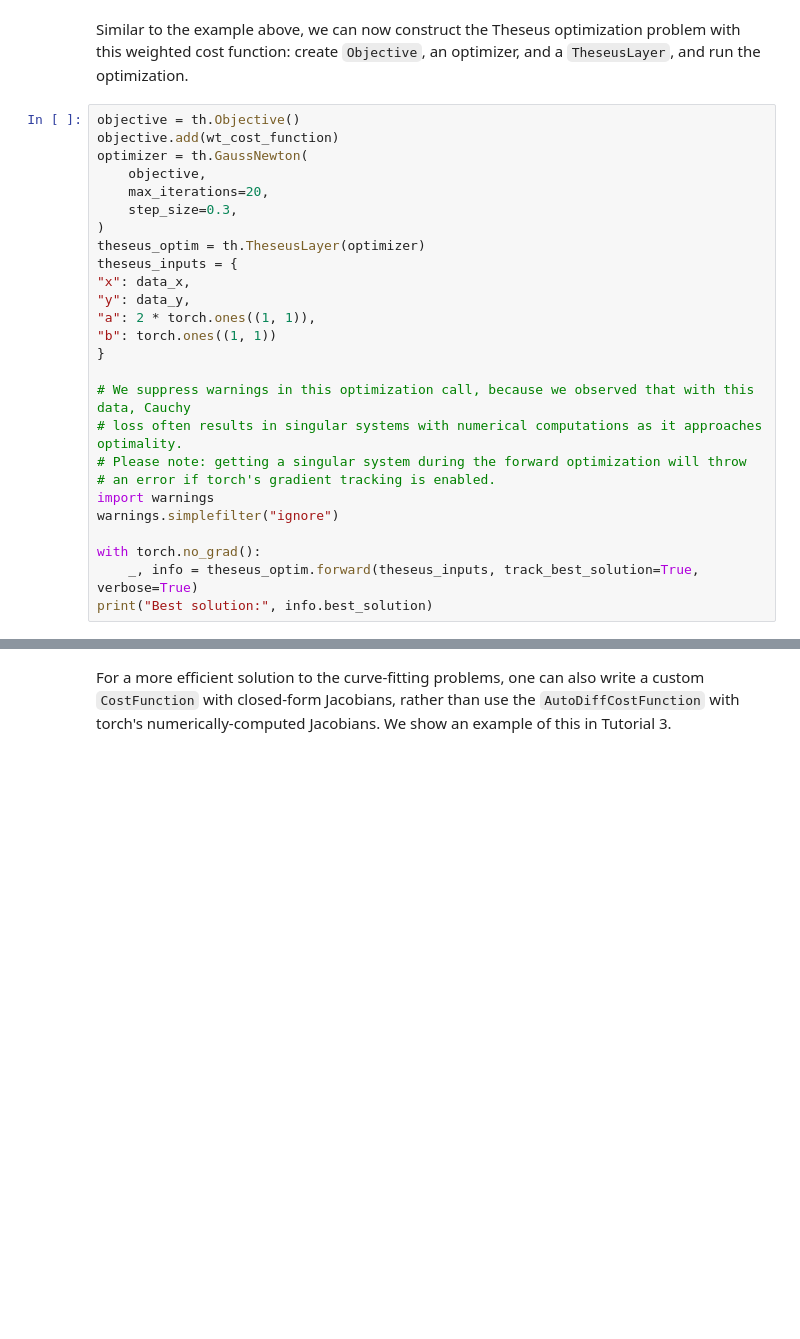
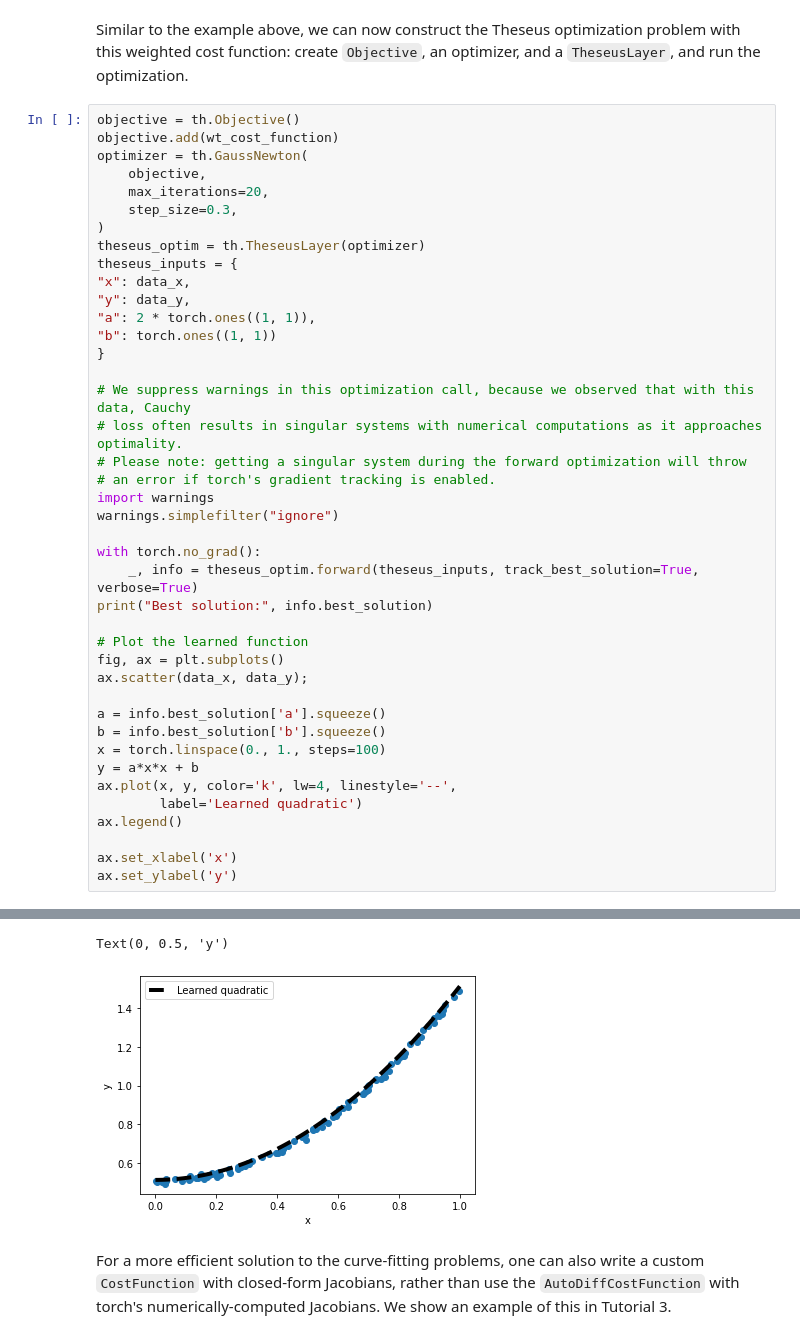
Before and after one commit to facebookresearch/theseus, a Jupyter notebook: tutorials/01_least_squares_optimization.ipynb, the cells around one changed output, grey strips where cells are left out. Saved outputs shown, nothing was run; the diff lists cells and outputs as text; blank space fills up the shorter version.

```diff
--- a/tutorials/01_least_squares_optimization.ipynb
+++ b/tutorials/01_least_squares_optimization.ipynb
@@ -165,5 +192,20 @@ warnings.simplefilter("ignore")
 with torch.no_grad():
     _, info = theseus_optim.forward(theseus_inputs, track_best_solution=True, verbose=True)
 print("Best solution:", info.best_solution)
+
+# Plot the learned function
+fig, ax = plt.subplots()
+ax.scatter(data_x, data_y);
+
+a = info.best_solution['a'].squeeze()
+b = info.best_solution['b'].squeeze()
+x = torch.linspace(0., 1., steps=100)
+y = a*x*x + b
+ax.plot(x, y, color='k', lw=4, linestyle='--',
+        label='Learned quadratic')
+ax.legend()
+
+ax.set_xlabel('x')
+ax.set_ylabel('y')
 # %% [output]
 Nonlinear optimizer. Iteration: 0. Error: 13.170896530151367
@@ -173,11 +215,13 @@ Nonlinear optimizer. Iteration: 3. Error: 1.2485320568084717
 Nonlinear optimizer. Iteration: 4. Error: 0.6063637733459473
 Nonlinear optimizer. Iteration: 5. Error: 0.2966576814651489
 Nonlinear optimizer. Iteration: 6. Error: 0.14604422450065613
 Nonlinear optimizer. Iteration: 7. Error: 0.0725097507238388
 Nonlinear optimizer. Iteration: 8. Error: 0.03653936833143234
 Nonlinear optimizer. Iteration: 9. Error: 0.018927372992038727
 Nonlinear optimizer. Iteration: 10. Error: 0.01030135527253151
 Nonlinear optimizer. Iteration: 11. Error: 0.0060737887397408485
 Best solution: {'a': tensor([[1.0039]]), 'b': tensor([[0.5112]])}
+Text(0, 0.5, 'y')
+[figure, added]
 # %% [markdown]
 For a more efficient solution to the curve-fitting problems, one can also write a custom `CostFunction` with closed-form Jacobians, rather than use the `AutoDiffCostFunction` with torch's numerically-computed Jacobians. We show an example of this in Tutorial 3.
```
Also changed, not shown: parts of 3 cells of this notebook, 1 other file.
